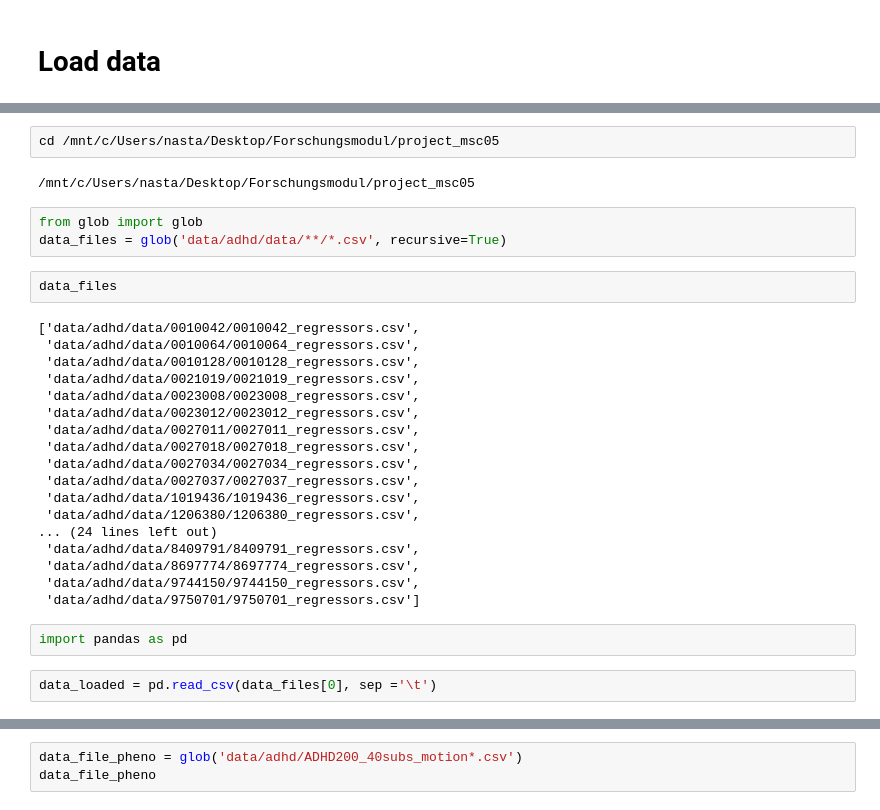
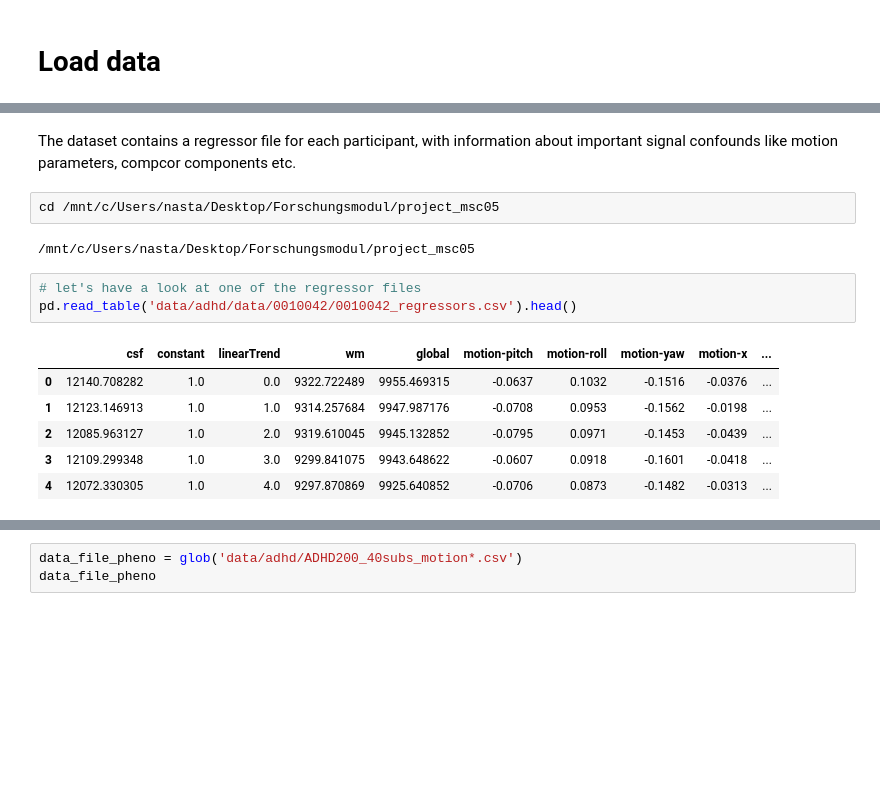
Before and after one commit to nwiltberg/project_msc05, a Jupyter notebook: code/data_exploration.ipynb, the cells around one changed output, grey strips where cells are left out. Saved outputs shown, nothing was run; the diff lists cells and outputs as text; blank space fills up the shorter version.

```diff
--- a/code/data_exploration.ipynb
+++ b/code/data_exploration.ipynb
@@ -24,34 +27,19 @@ nilearn.datasets.fetch_adhd(n_subjects=40, data_dir='/mnt/c/Users/nasta/Desktop/
         (b'"18"', 9750701, b'"rest_1"', 0.0654,  0, 0.2557, 0.1026,  0.    ,  2.1544, 1.3514, b'"NYU"', b'NA', b'"data_set"', 10.74      , b'"M"', b'"0.91"', b'NA', b'113', b'103', b'121', b'NA', 1, 0 ...
        dtype=[('f0', 'S4'), ('Subject', '<i8'), ('RestScan', 'S8'), ('MeanFD', '<f8'), ('NumFD_greater_than_020', '<i8'), ('rootMeanSquareFD', '<f8'), ('FDquartiletop14thFD', '<f8'), ('PercentFD_great ...
  'description': "ADHD 200\n\n\nNotes\n-----\nPart of the 1000 Functional Connectome Project. Phenotypic\ninformation includes: diagnostic status, dimensional ADHD symptom measures,\nage, sex, intellig ...
+# %% [markdown]
+The dataset contains a regressor file for each participant, with information about important signal confounds like motion parameters, compcor components etc.
 # %%
 cd /mnt/c/Users/nasta/Desktop/Forschungsmodul/project_msc05
 # %% [output]
 /mnt/c/Users/nasta/Desktop/Forschungsmodul/project_msc05
-# %%
-from glob import glob
-data_files = glob('data/adhd/data/**/*.csv', recursive=True)
-# %%
-data_files
-# %% [output]
-['data/adhd/data/0010042/0010042_regressors.csv',
- 'data/adhd/data/0010064/0010064_regressors.csv',
- 'data/adhd/data/0010128/0010128_regressors.csv',
- 'data/adhd/data/0021019/0021019_regressors.csv',
- 'data/adhd/data/0023008/0023008_regressors.csv',
- 'data/adhd/data/0023012/0023012_regressors.csv',
- 'data/adhd/data/0027011/0027011_regressors.csv',
- 'data/adhd/data/0027018/0027018_regressors.csv',
- 'data/adhd/data/0027034/0027034_regressors.csv',
- 'data/adhd/data/0027037/0027037_regressors.csv',
- 'data/adhd/data/1019436/1019436_regressors.csv',
- 'data/adhd/data/1206380/1206380_regressors.csv',
-... (24 lines left out)
- 'data/adhd/data/8409791/8409791_regressors.csv',
- 'data/adhd/data/8697774/8697774_regressors.csv',
- 'data/adhd/data/9744150/9744150_regressors.csv',
- 'data/adhd/data/9750701/9750701_regressors.csv']
-# %%
-import pandas as pd
 # %%
-data_loaded = pd.read_csv(data_files[0], sep ='\t')
+# let's have a look at one of the regressor files
+pd.read_table('data/adhd/data/0010042/0010042_regressors.csv').head()
+# %% [output]
+|  | csf | constant | linearTrend | wm | global | motion-pitch | motion-roll | motion-yaw | motion-x | ... |
+| 0 | 12140.708282 | 1.0 | 0.0 | 9322.722489 | 9955.469315 | -0.0637 | 0.1032 | -0.1516 | -0.0376 | ... |
+| 1 | 12123.146913 | 1.0 | 1.0 | 9314.257684 | 9947.987176 | -0.0708 | 0.0953 | -0.1562 | -0.0198 | ... |
+| 2 | 12085.963127 | 1.0 | 2.0 | 9319.610045 | 9945.132852 | -0.0795 | 0.0971 | -0.1453 | -0.0439 | ... |
+| 3 | 12109.299348 | 1.0 | 3.0 | 9299.841075 | 9943.648622 | -0.0607 | 0.0918 | -0.1601 | -0.0418 | ... |
+| 4 | 12072.330305 | 1.0 | 4.0 | 9297.870869 | 9925.640852 | -0.0706 | 0.0873 | -0.1482 | -0.0313 | ... |
```
Also changed, not shown: parts of 7 cells of this notebook.
